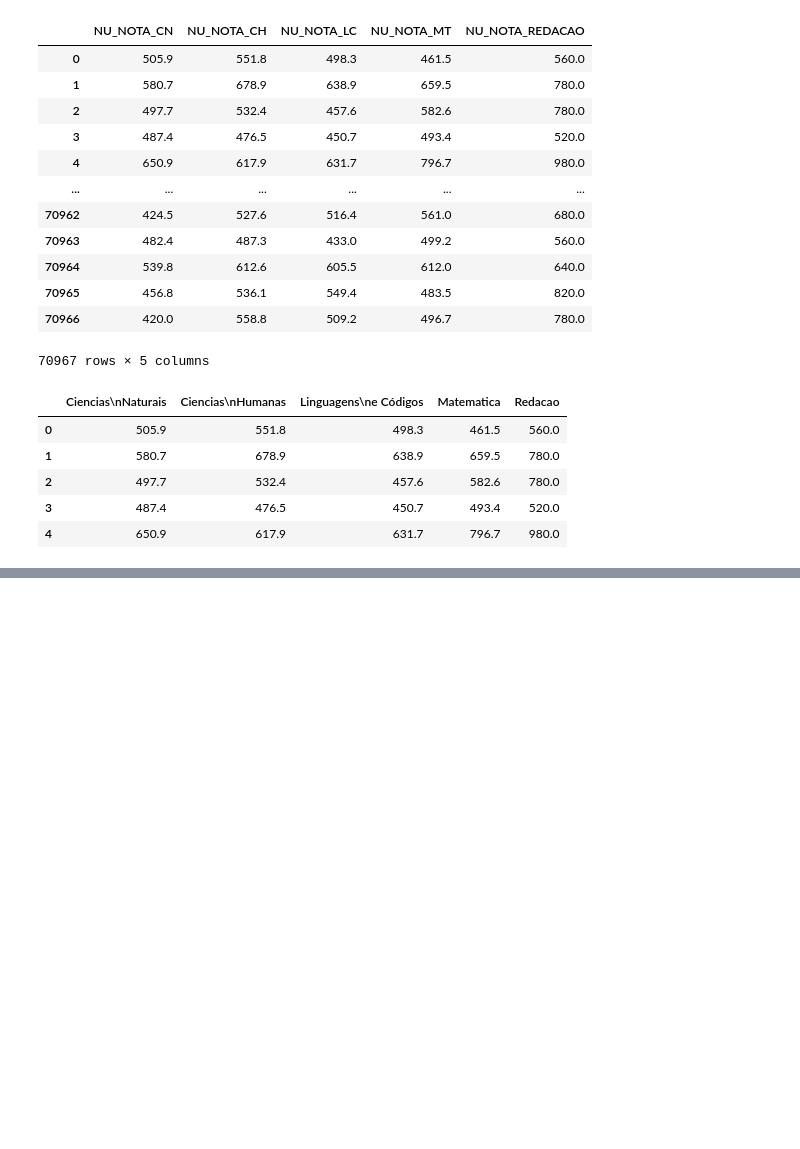
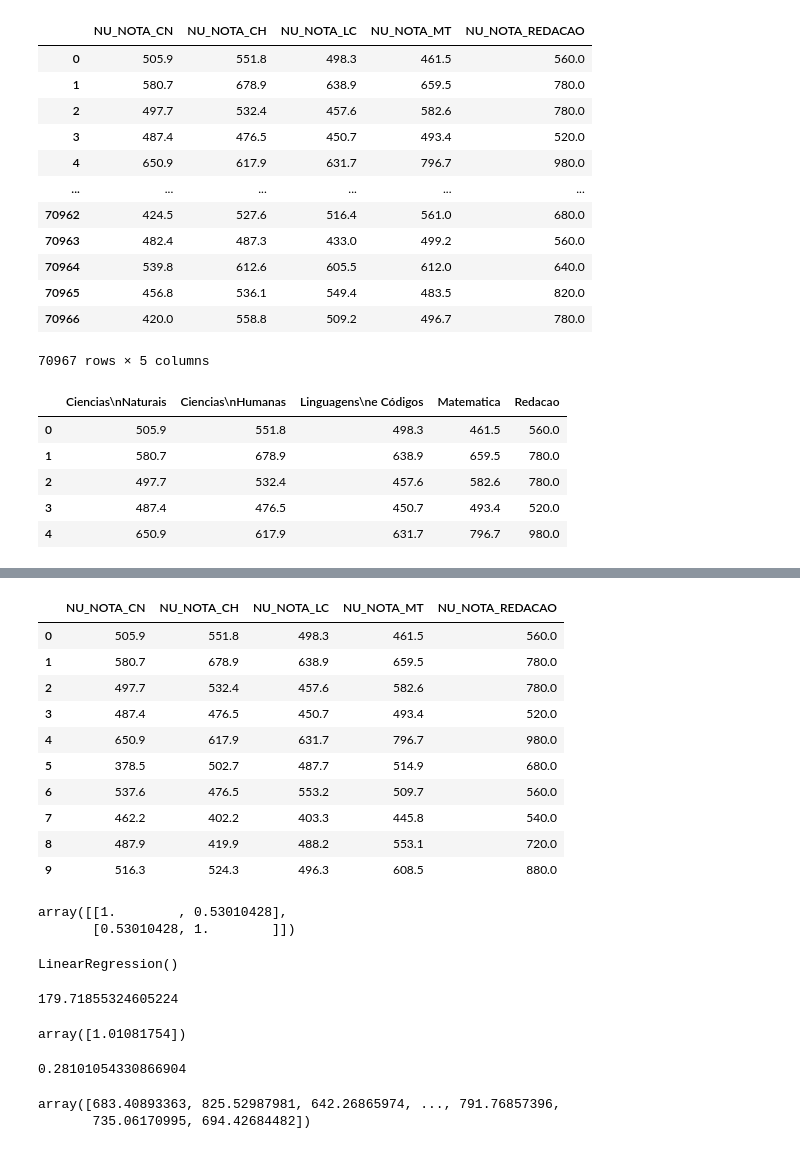
Before and after one commit to marcusfortes/projeto-final-bgds-marcus-fortes, a Jupyter notebook: trabalho_final.ipynb, the cells around one changed output, grey strips where cells are left out. Drawn from its saved outputs; the diff is of its cells as text; code cells hidden in the pictures; blank space fills up the shorter version.

```diff
--- a/trabalho_final.ipynb
+++ b/trabalho_final.ipynb
@@ -487,0 +600,14 @@ plt.show()
+# %%
+notas_analise_1.head(10)
+# %% [output]
+|  | NU_NOTA_CN | NU_NOTA_CH | NU_NOTA_LC | NU_NOTA_MT | NU_NOTA_REDACAO |
+| 0 | 505.9 | 551.8 | 498.3 | 461.5 | 560.0 |
+| 1 | 580.7 | 678.9 | 638.9 | 659.5 | 780.0 |
+| 2 | 497.7 | 532.4 | 457.6 | 582.6 | 780.0 |
+| 3 | 487.4 | 476.5 | 450.7 | 493.4 | 520.0 |
+| 4 | 650.9 | 617.9 | 631.7 | 796.7 | 980.0 |
+| 5 | 378.5 | 502.7 | 487.7 | 514.9 | 680.0 |
+| 6 | 537.6 | 476.5 | 553.2 | 509.7 | 560.0 |
+| 7 | 462.2 | 402.2 | 403.3 | 445.8 | 540.0 |
+| 8 | 487.9 | 419.9 | 488.2 | 553.1 | 720.0 |
+| 9 | 516.3 | 524.3 | 496.3 | 608.5 | 880.0 |
@@ -487,0 +616,6 @@ plt.show()
+# %%
+correlacao_2 = np.corrcoef(x_cod_l,y_red)
+correlacao_2
+# %% [output]
+array([[1.        , 0.53010428],
+       [0.53010428, 1.        ]])
@@ -487,0 +624,23 @@ plt.show()
+# %%
+modelo_2 = LinearRegression()
+modelo_2.fit(x_cod_l,y_red)
+# %% [output]
+LinearRegression()
+# %%
+modelo_2.intercept_
+# %% [output]
+179.71855324605224
+# %%
+modelo_2.coef_
+# %% [output]
+array([1.01081754])
+# %%
+modelo_2.score(x_cod_l,y_red)
+# %% [output]
+0.28101054330866904
+# %%
+previsoes_2 = modelo_2.predict(x_cod_l)
+previsoes_2
+# %% [output]
+array([683.40893363, 825.52987981, 642.26865974, ..., 791.76857396,
+       735.06170995, 694.42684482])
```
Also changed, not shown: parts of 30 cells of this notebook.
